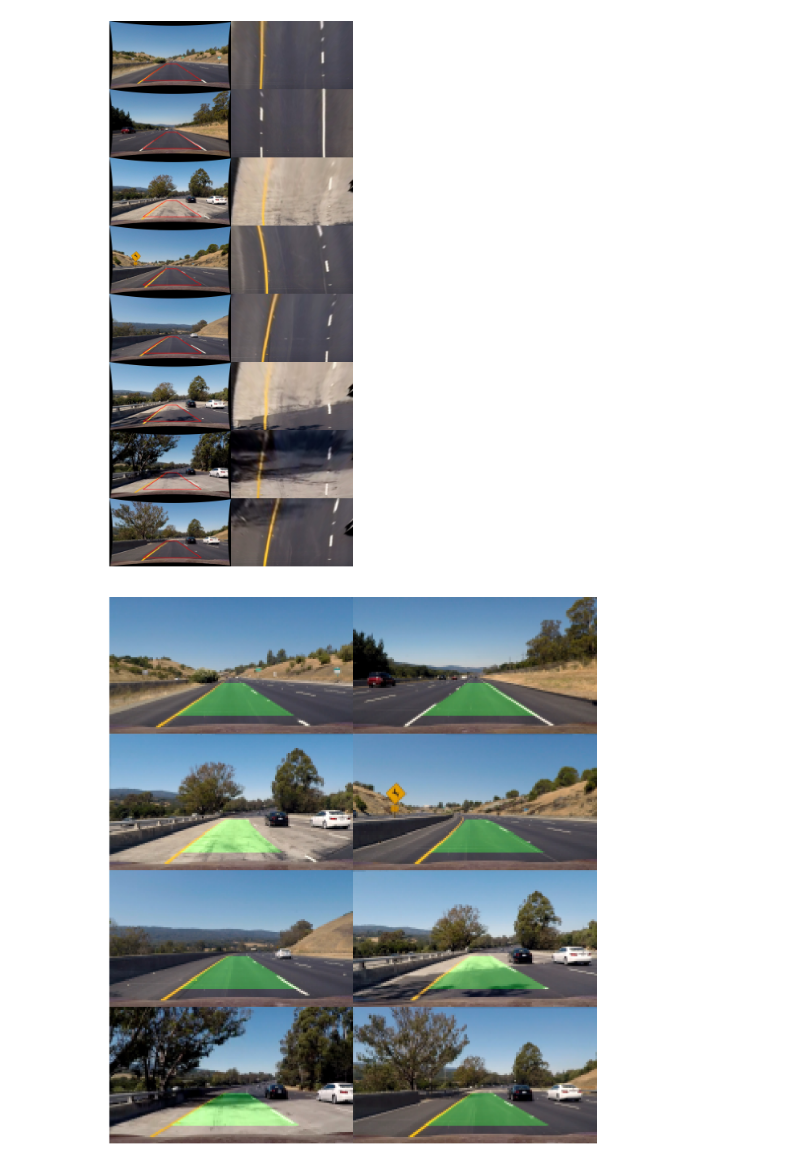
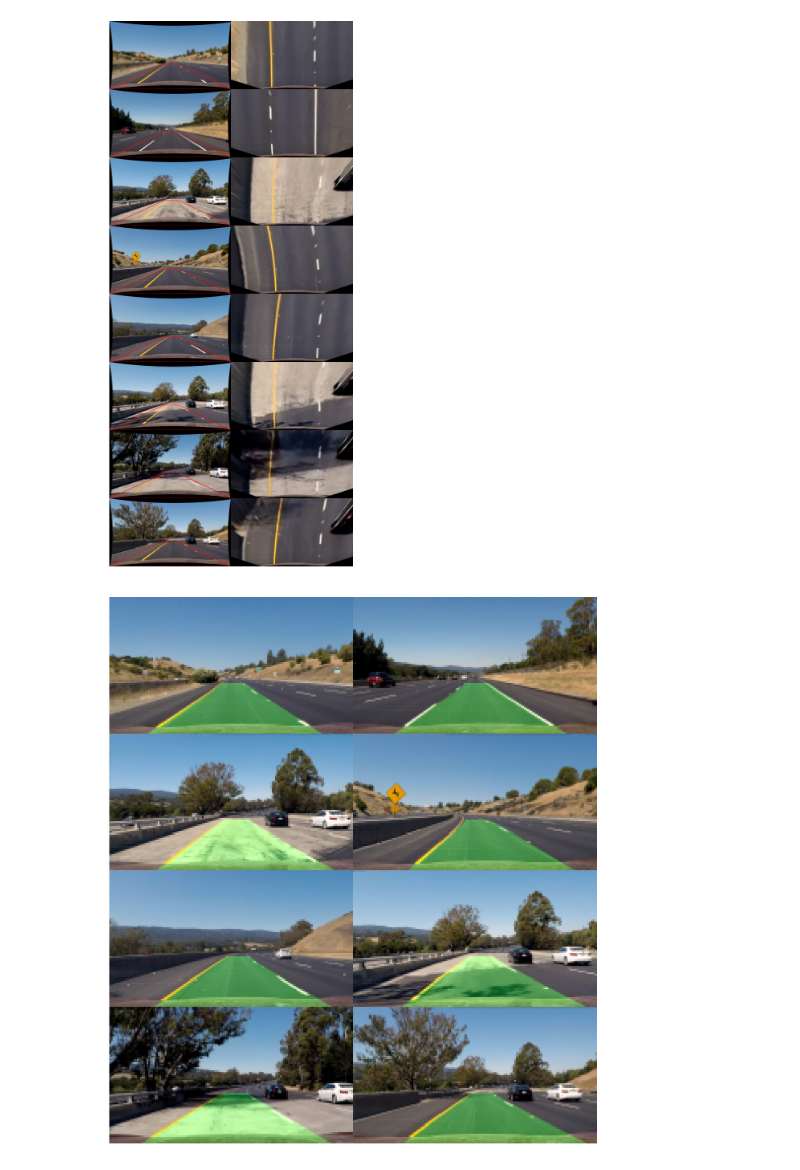
Before and after one commit to pharosproduction/CarND-Advanced-Lane-Lines, a Jupyter notebook: P4. Advanced lane finding.ipynb, the cells around one changed output. Drawn from its saved outputs; the diff is of its cells as text; code cells hidden in the pictures.

```diff
--- a/P4. Advanced lane finding.ipynb
+++ b/P4. Advanced lane finding.ipynb
@@ -137,6 +137,13 @@ def calibrate(grids, objpoints, imgpoints):
     print("total error:", mean_error/len(objpoints))
     return mtx, dist, newcameramtx
 
+def calibrate_camera(directory):
+    grids = load_images(directory)
+    objpoints, imgpoints = find_corners(grids)
+    mtx, dist, newcameramtx = calibrate(grids, objpoints, imgpoints)
+
+    return mtx, dist, newcameramtx
+
 def undistort(imgs, mtx, dist, newcameramtx):
     grids_undist = []
 
@@ -152,11 +159,18 @@ def warp_matrix(image):
     margin_bottom = 0.13
     margin_top = 0.37
 
-    src = np.int32([
-        [center_x - 285, h - h * margin_bottom], #left bottom
-        [center_x - 43, h - h * margin_top], #left top
-        [center_x + 68, h - h * margin_top], #right top
-        [center_x + 325, h - h * margin_bottom] #right bottom
+#     src = np.float32([
+#         [center_x - 285, h - h * margin_bottom], #left bottom
+#         [center_x - 43, h - h * margin_top], #left top
+#         [center_x + 68, h - h * margin_top], #right top
+#         [center_x + 325, h - h * margin_bottom] #right bottom
+#     ])
+
+    src = np.float32([
+        [0, 720], #left bottom
+        [center_x - 63, h - h * margin_top], #left top
+        [center_x + 88, h - h * margin_top], #right top
+        [1279, 720] #right bottom
     ])
 
     dst = np.float32([
@@ -166,13 +180,14 @@ def warp_matrix(image):
         [center_x + center_x / 2, h]
     ])
 
-    M = cv2.getPerspectiveTransform(src.astype(np.float32), dst)
-    Minv = cv2.getPerspectiveTransform(dst, src.astype(np.float32))
+    M = cv2.getPerspectiveTransform(src, dst)
+    Minv = cv2.getPerspectiveTransform(dst, src)
 
     return M, Minv, src
 
 def warp(images, M, src_warp):
     images_demo = []
+    images_warped = []
 
     for img in images:
         img_size = img.shape[:2][::-1]
@@ -180,7 +195,7 @@ def warp(images, M, src_warp):
         images_warped.append(image_warped)
 
         image_demo = np.copy(img)
-        cv2.polylines(image_demo, [src_warp], True, (255, 0, 0), thickness=3)
+        cv2.polylines(image_demo, np.int_([src_warp]), True, (255, 0, 0), thickness=3)
         images_demo.append(image_demo)
 
     return images_warped, images_demo
@@ -224,14 +239,14 @@ def curvature(fit, y, x, ploty):
 
     return curverad
 
-def sliding_windows(histogram, background):
+def sliding_windows(hist, binary, background):
     out_img = np.copy(background)
     fits = []
     margin = 50
     minpix = 50
     nwindows = 9
 
-    height = histogram.shape[0]
+    height = hist.shape[0]
     window_height = np.int(height / nwindows)
     binary_shape = binary.shape
     binary_height = binary_shape[0]
@@ -388,0 +396,2 @@ total error: 0.10817529030553186
+# %%
+mtx, dist, newcameramtx = calibrate_camera('camera_cal')
@@ -390,7 +403,6 @@ total error: 0.10817529030553186
 images = load_images('test_images')
 images_undist = undistort(images, mtx, dist, newcameramtx)
 image_sample = images_undist[0]
-images_warped = []
 
 M, Minv, src_warp = warp_matrix(image_sample)
 images_warped, images_demo = warp(images_undist, M, src_warp)
@@ -399,25 +411,22 @@ warped_demo = [j for i in zip(images_demo, images_warped) for j in i]
 display_image_set(warped_demo, 'warped', cols_num=2)
 write_images(images_warped, 'warped', 'warped')
 # %% [output]
-[figure, old version]
+[figure, new version]
-# %%
-images = load_images('test_images')
-images_warped = load_images('warped')
 # %%
 lanes = []
 
 for idx, warped in enumerate(images_warped):
     binary = binarize(warped)
     hist = build_hist(binary)
     save_hist(warped, binary, hist, idx)
 
-    curved, curves, image_with_win = sliding_windows(hist, warped)
+    curved, curves, image_with_win = sliding_windows(hist, binary, warped)
     save_curves(image_with_win, curves, binary.shape, idx)
 
     image = images[idx]
     lane = draw_lane(image, curves, Minv)
     lanes.append(lane)
 
 display_image_set(lanes, 'lanes', cols_num=2)
 # %% [output]
-[figure, old version]
+[figure, new version]
```
Also changed, not shown: parts of 3 cells of this notebook, 26 other files.
